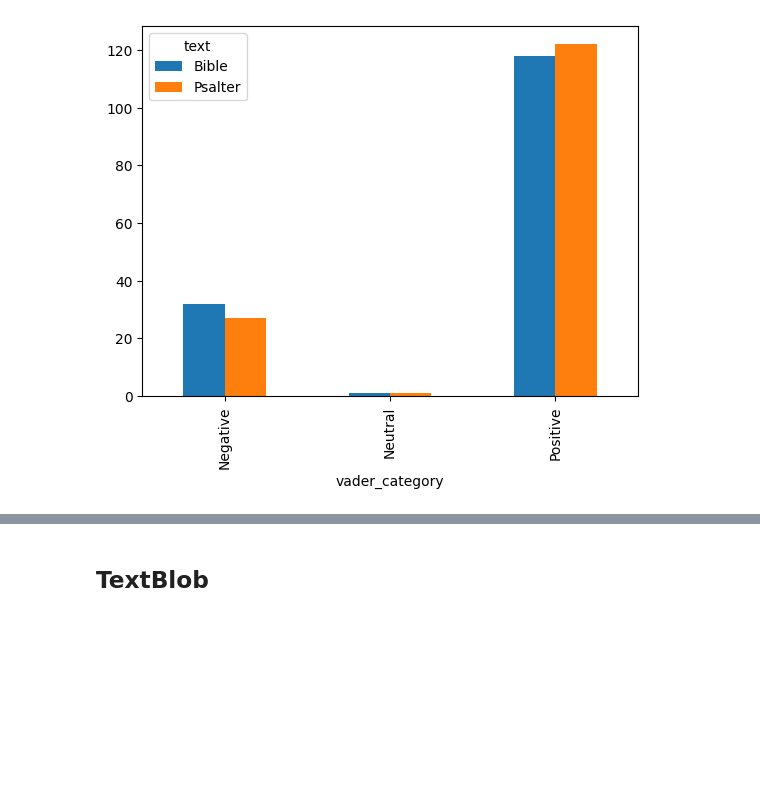
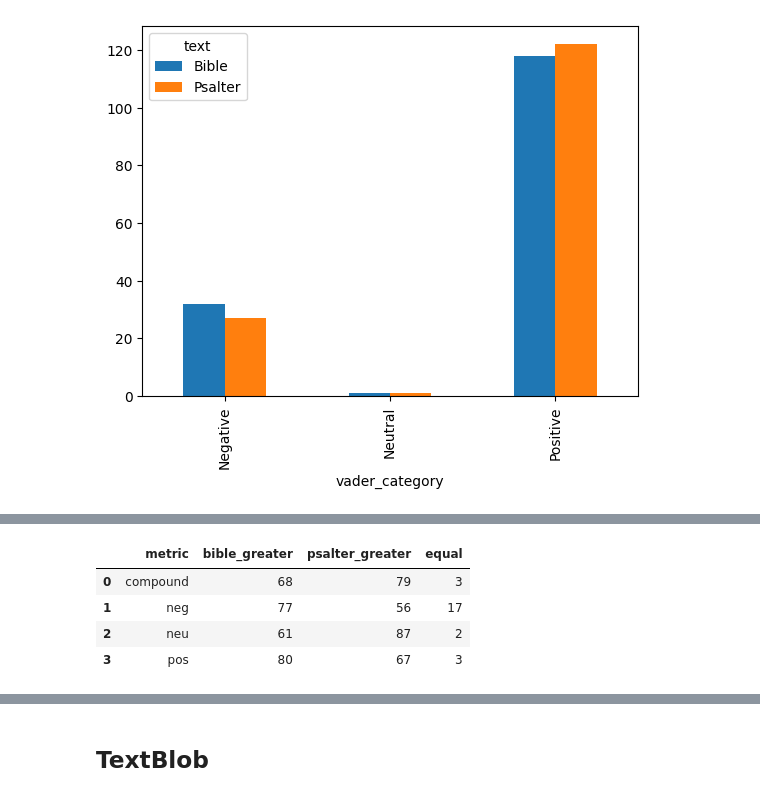
Before and after one commit to cwc09262/psalms-text-comparison, a Jupyter notebook: sentiment_analysis.ipynb, the cells around one changed output, grey strips where cells are left out. Drawn from its saved outputs; the diff is of its cells as text; code cells hidden in the pictures; blank space fills up the shorter version.

```diff
--- a/sentiment_analysis.ipynb
+++ b/sentiment_analysis.ipynb
@@ -322,0 +351,23 @@ pivot
+# %%
+def compare_measurement(target):
+    bible_greater = 0
+    psalter_greater = 0
+    equal = 0
+
+    for _, row in merged.iterrows():
+        b = row[f"{target}_bible"]
+        p = row[f"{target}_psalter"]
+
+        if b > p:
+            bible_greater += 1
+        elif p > b:
+            psalter_greater += 1
+        else:
+            equal += 1
+
+    return {
+        "metric": target,
+        "bible_greater": bible_greater,
+        "psalter_greater": psalter_greater,
+        "equal": equal
+    }
@@ -322,0 +383,8 @@ pivot
+# %%
+compare_df
+# %% [output]
+|  | metric | bible_greater | psalter_greater | equal |
+| 0 | compound | 68 | 79 | 3 |
+| 1 | neg | 77 | 56 | 17 |
+| 2 | neu | 61 | 87 | 2 |
+| 3 | pos | 80 | 67 | 3 |
```
Also changed, not shown: parts of 10 cells of this notebook.
